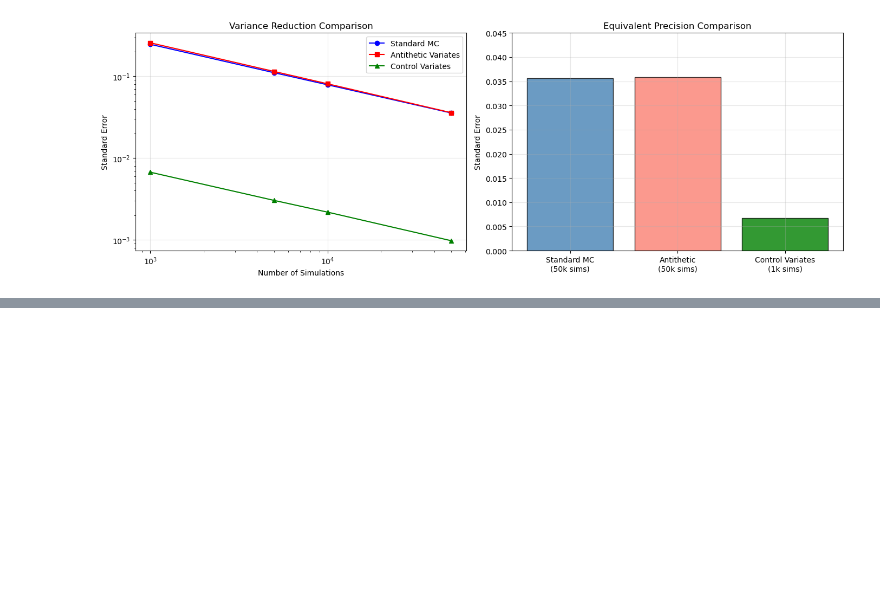
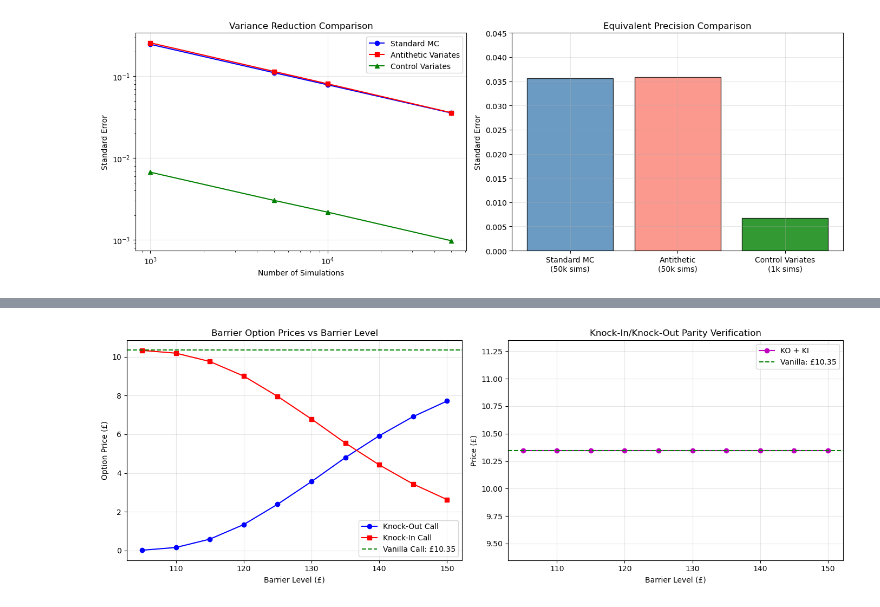
Before and after one commit to Sean-1ee/exotic-derivatives-pricer, a Jupyter notebook: exotic_options_pricer.ipynb, the cells around one changed output, grey strips where cells are left out. Saved outputs shown, nothing was run; the diff lists cells and outputs as text; code cells hidden in the pictures; blank space fills up the shorter version.

Commit message:
Add barrier options pricing and parity verification

```diff
--- a/exotic_options_pricer.ipynb
+++ b/exotic_options_pricer.ipynb
@@ -379,0 +505,37 @@ plt.show()
+# %%
+# Visualise barrier option prices vs barrier level
+barriers = [105, 110, 115, 120, 125, 130, 135, 140, 145, 150]
+ko_prices, ki_prices = [], []
+
+for B in barriers:
+    ko, _ = price_barrier_option(paths_large, K, B, r, T, 'knock_out', 'call')
+    ki, _ = price_barrier_option(paths_large, K, B, r, T, 'knock_in', 'call')
+    ko_prices.append(ko)
+    ki_prices.append(ki)
+
+fig, axes = plt.subplots(1, 2, figsize=(14, 5))
+
+# Left: prices vs barrier
+axes[0].plot(barriers, ko_prices, 'bo-', label='Knock-Out Call')
+axes[0].plot(barriers, ki_prices, 'rs-', label='Knock-In Call')
+axes[0].axhline(vanilla_price, color='green', linestyle='--', label=f'Vanilla Call: £{vanilla_price:.2f}')
+axes[0].set_xlabel("Barrier Level (£)")
+axes[0].set_ylabel("Option Price (£)")
+axes[0].set_title("Barrier Option Prices vs Barrier Level")
+axes[0].legend()
+
+# Right: parity check
+parity = [ko + ki for ko, ki in zip(ko_prices, ki_prices)]
+axes[1].plot(barriers, parity, 'mo-', label='KO + KI')
+axes[1].axhline(vanilla_price, color='green', linestyle='--', label=f'Vanilla: £{vanilla_price:.2f}')
+axes[1].set_xlabel("Barrier Level (£)")
+axes[1].set_ylabel("Price (£)")
+axes[1].set_title("Knock-In/Knock-Out Parity Verification")
+axes[1].set_ylim(vanilla_price - 1, vanilla_price + 1)
+axes[1].legend()
+
+plt.tight_layout()
+plt.savefig("barrier_options.png", dpi=150, bbox_inches='tight')
+plt.show()
+# %% [output]
+[figure, added]
```
Also changed, not shown: parts of 3 cells of this notebook, 1 other file.
